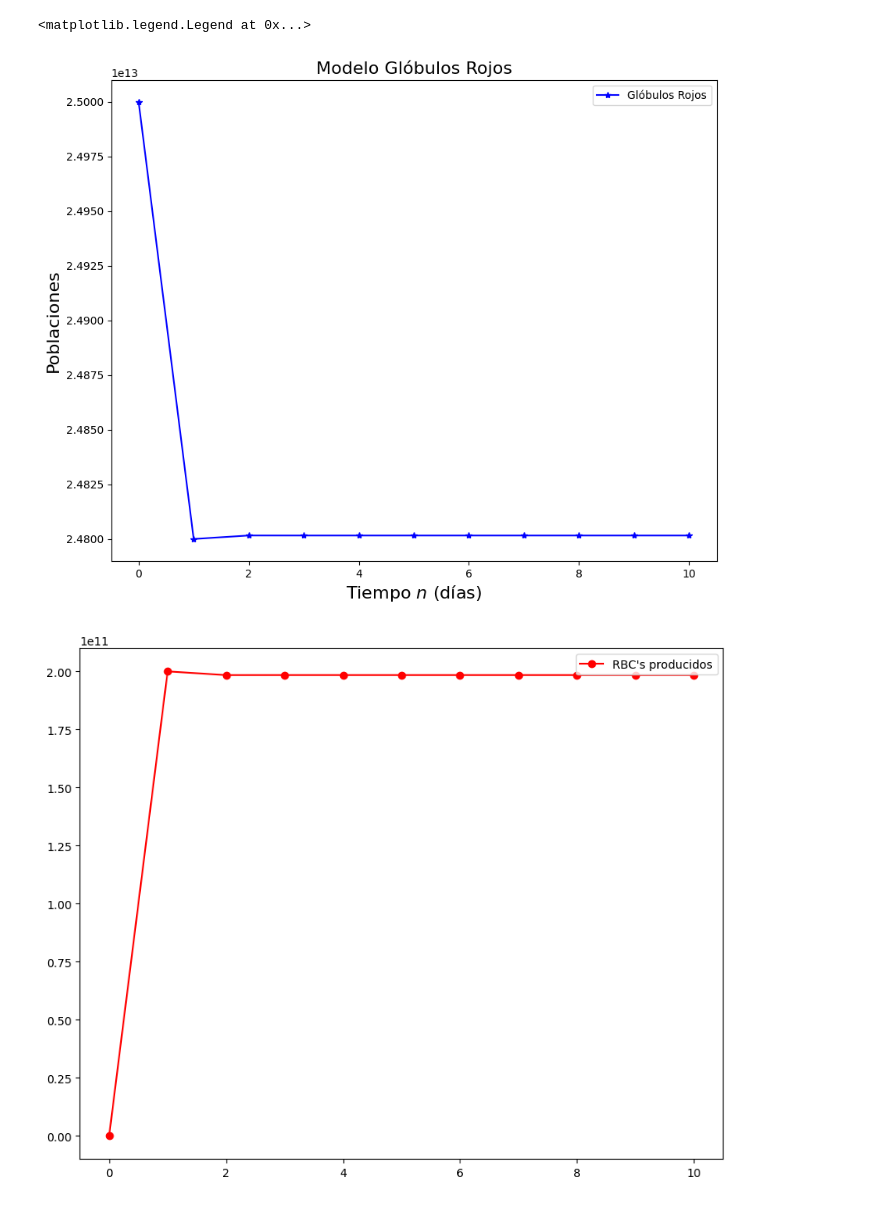
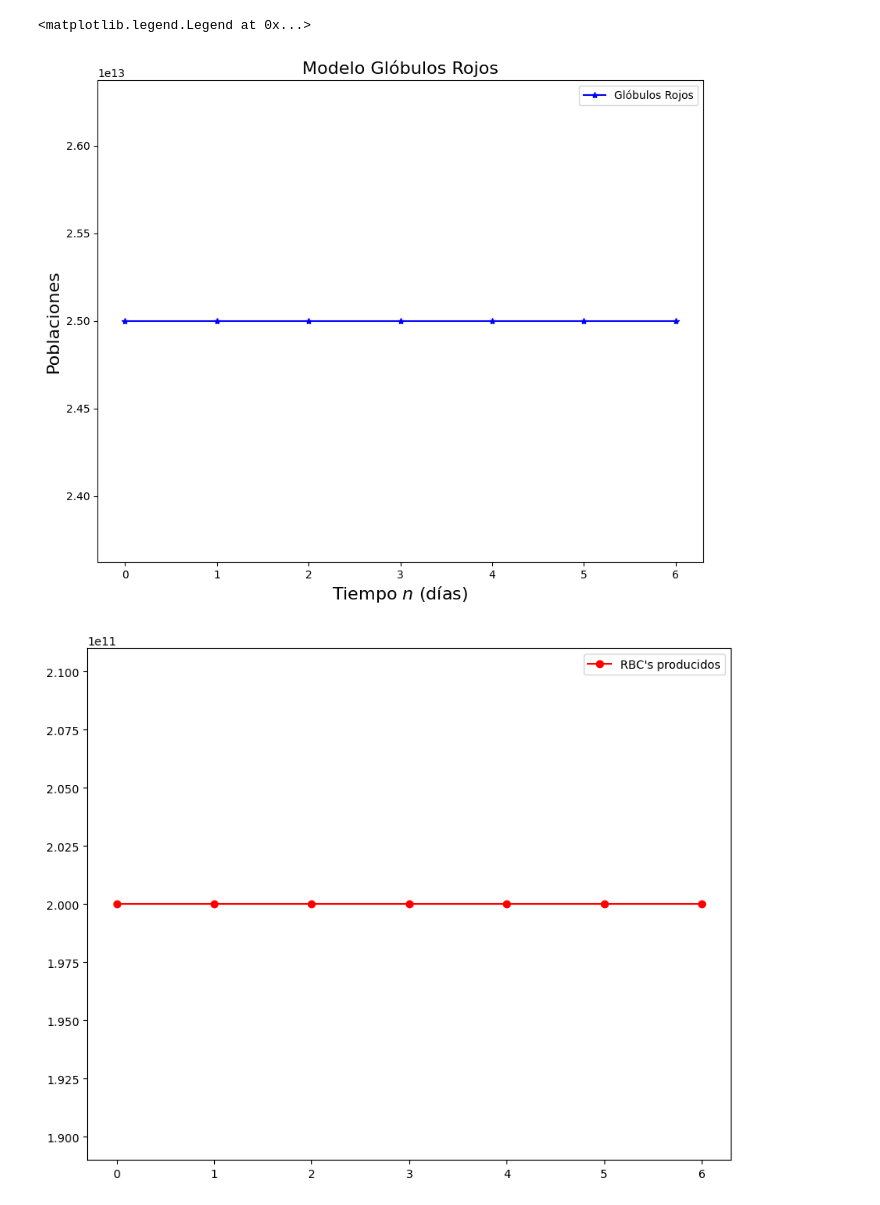
Before and after one commit to MiguelSC01/GraduationProject, a Jupyter notebook: Codigo/Tesis1[20].ipynb, the cells around one changed output. Saved outputs shown, nothing was run; the diff lists cells and outputs as text; code cells hidden in the pictures.

Commit message:
modified:   Codigo/Tesis1[20].ipynb 	modified:   chapters/modelo_base.tex 	modified:   thesis.fdb_latexmk 	modified:   thesis.pdf

```diff
--- a/Codigo/Tesis1[20].ipynb
+++ b/Codigo/Tesis1[20].ipynb
@@ -3,11 +3,11 @@ import numpy as np
 import matplotlib.pyplot as plt
 from numpy.linalg import eig
 
-##MODELO BASE
+##MODELO BASE - CASO GAMMA = 1
 
 ##Constantes
 x0 = 25*(10**(12))
-y0 = 0
+y0 = 200*(10**(9))
 gamma = 1
 f = 0.008
 
@@ -20,7 +20,7 @@ print('Valores propios de A son =', w)
 print('Vectores propios de A son =', v)
 
 ##Arreglo de días
-N = 10
+N = 6
 n = np.linspace(0,N,N+1) # lista de 0 a N (N+1 elementos)
 
 ##Función de cambio
@@ -31,32 +31,32 @@ def fun(x,y):
     return [gr,cm]
 
 x = np.zeros(N+1)
 y = np.zeros(N+1)
 x[0]=x0
 y[0]=y0
 for i in range(1,N+1):
     res = fun(x[i-1],y[i-1])
     x[i] = res[0]
     y[i] = res[1]
 
 
 fig, ax = plt.subplots(figsize=[10,8])
 #plt.axis([0,10,0,1])
 plt.plot(n, x, color='blue',marker='*',label='Glóbulos Rojos') # GlobRoj
 plt.legend()
 plt.title('Modelo Glóbulos Rojos',fontsize='16')
 plt.xlabel('Tiempo $n$ (días)',fontsize='16')
 plt.ylabel('Poblaciones',fontsize='16')
 #ax1.text(5, 0.2, r'$a = {}$'.format(a), fontsize=15)
 fig, ax = plt.subplots(figsize=[10,8])
 plt.plot(n, y, color='red',marker='o',label='RBC\'s producidos') # CMH
 plt.legend()
 # %% [output]
 Matriz A = [[0.992 1.   ]
  [0.008 0.   ]]
 Valores propios de A son = [ 1.    -0.008]
 Vectores propios de A son = [[ 0.999968   -0.70710678]
  [ 0.00799974  0.70710678]]
 <matplotlib.legend.Legend at 0x...>
-[figure, old version]
+[figure, new version]
-[figure, old version]
+[figure, new version]
```
Also changed, not shown: 3 other files.
